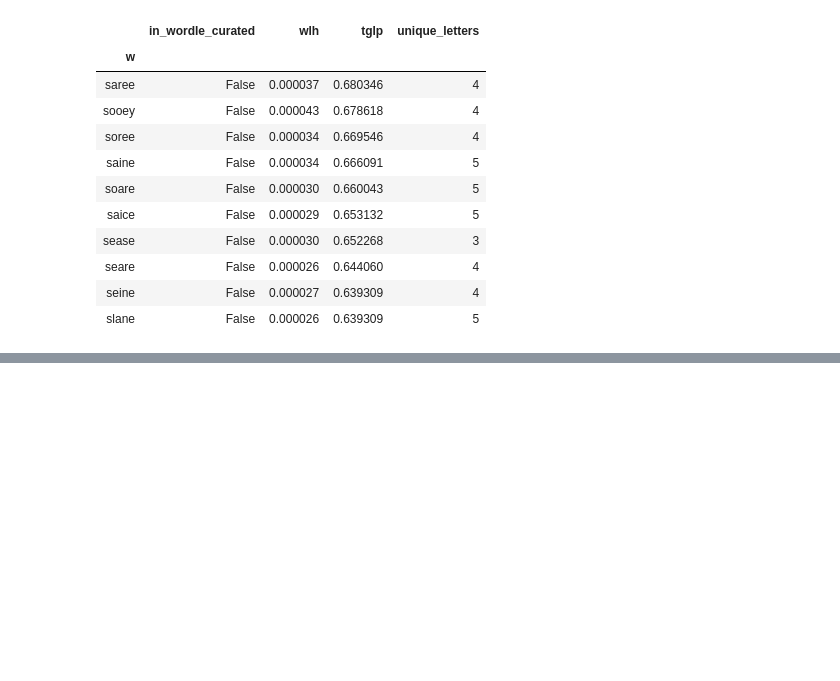
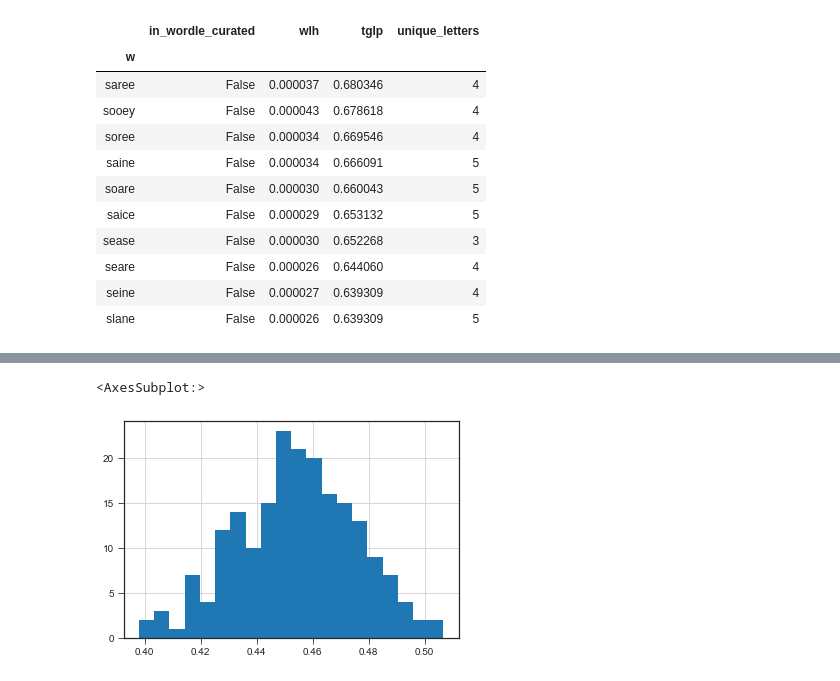
Before and after one commit to benton-anderson/wordle-opt, a Jupyter notebook: notebooks/BJA-02.4-make-guess-sequences.ipynb, the cells around one changed output, grey strips where cells are left out. Saved outputs shown, nothing was run; the diff lists cells and outputs as text; code cells hidden in the pictures; blank space fills up the shorter version.

```diff
--- a/notebooks/BJA-02.4-make-guess-sequences.ipynb
+++ b/notebooks/BJA-02.4-make-guess-sequences.ipynb
@@ -240,0 +357,5 @@ result
+# %%
+df['mean_tglp4'].hist(bins=20)
+# %% [output]
+<AxesSubplot:>
+[figure, added]
```
Also changed, not shown: parts of 12 cells of this notebook.
